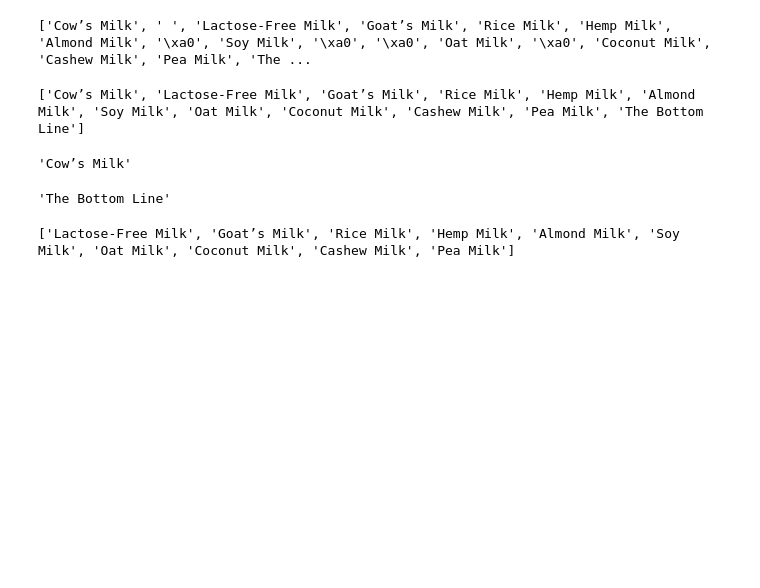
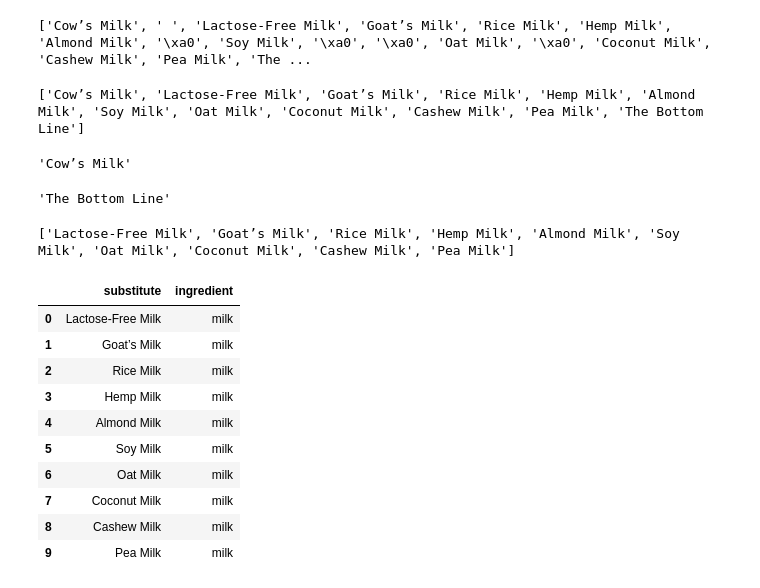
Before and after one commit to Andyjag91/Allergens-in-Goya-Food-Products-, a Jupyter notebook: webscraped-substitute-Milk.ipynb, the cells around one changed output. Drawn from its saved outputs; the diff is of its cells as text; code cells hidden in the pictures; blank space fills up the shorter version.

Commit message:
modified code of webscrapping milk substitute and putting it in a flattened format

```diff
--- a/webscraped-substitute-Milk.ipynb
+++ b/webscraped-substitute-Milk.ipynb
@@ -87,3 +87,22 @@ new_list.pop()
 print(new_list)
 # %% [output]
 ['Lactose-Free Milk', 'Goat’s Milk', 'Rice Milk', 'Hemp Milk', 'Almond Milk', 'Soy Milk', 'Oat Milk', 'Coconut Milk', 'Cashew Milk', 'Pea Milk']
+# %%
+#printing the dataframe to have a flatten list
+milk_sub_df=pd.DataFrame(new_list)
+milk_sub_df.rename(columns={0:"substitute"}, inplace =True)
+milk_sub_df["ingredient"]="milk"
+milk_sub_df[["ingredient","substitute"]]
+milk_sub_df
+# %% [output]
+|  | substitute | ingredient |
+| 0 | Lactose-Free Milk | milk |
+| 1 | Goat’s Milk | milk |
+| 2 | Rice Milk | milk |
+| 3 | Hemp Milk | milk |
+| 4 | Almond Milk | milk |
+| 5 | Soy Milk | milk |
+| 6 | Oat Milk | milk |
+| 7 | Coconut Milk | milk |
+| 8 | Cashew Milk | milk |
+| 9 | Pea Milk | milk |
```
Also changed, not shown: parts of 1 cell of this notebook.
